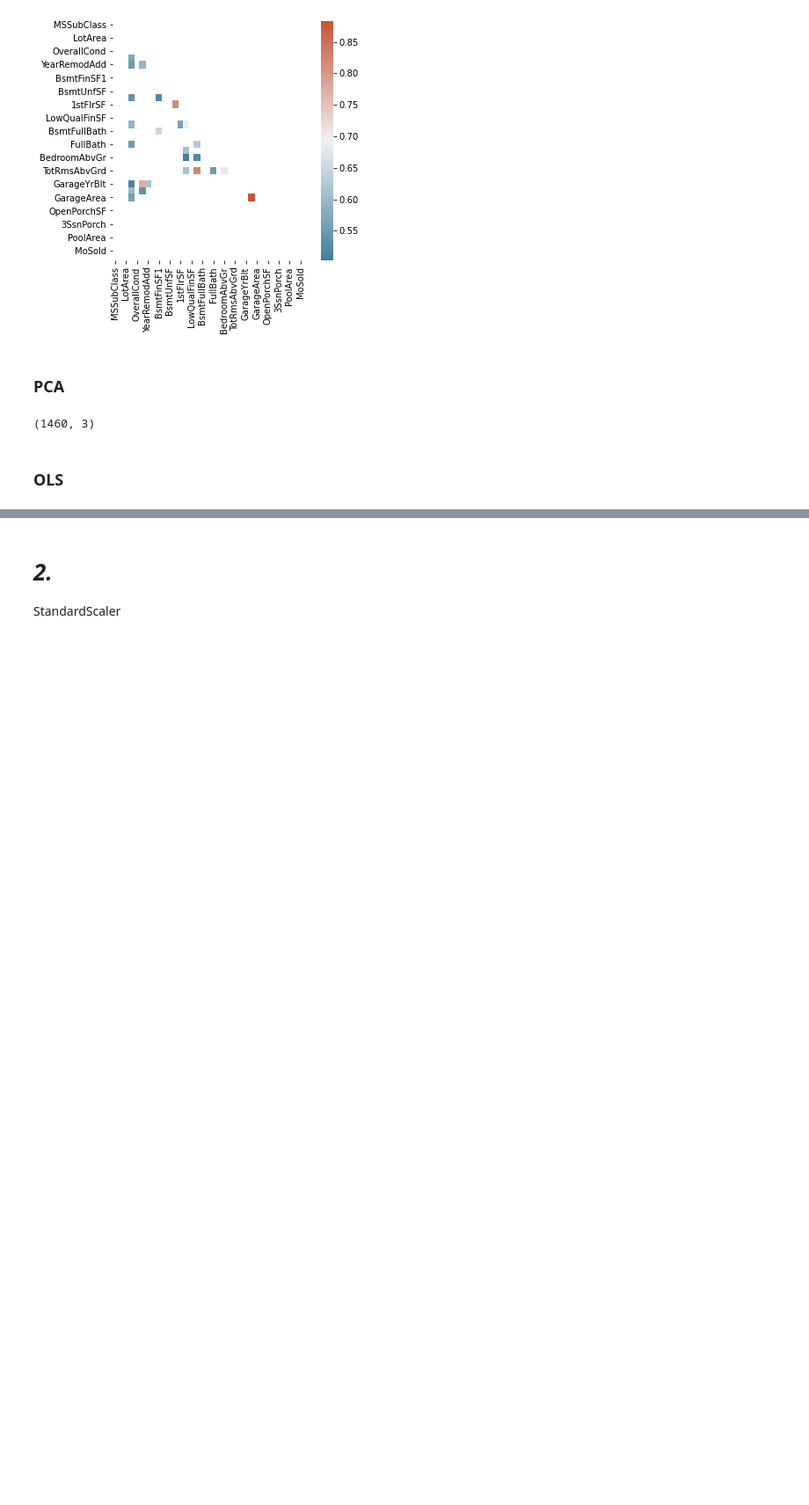
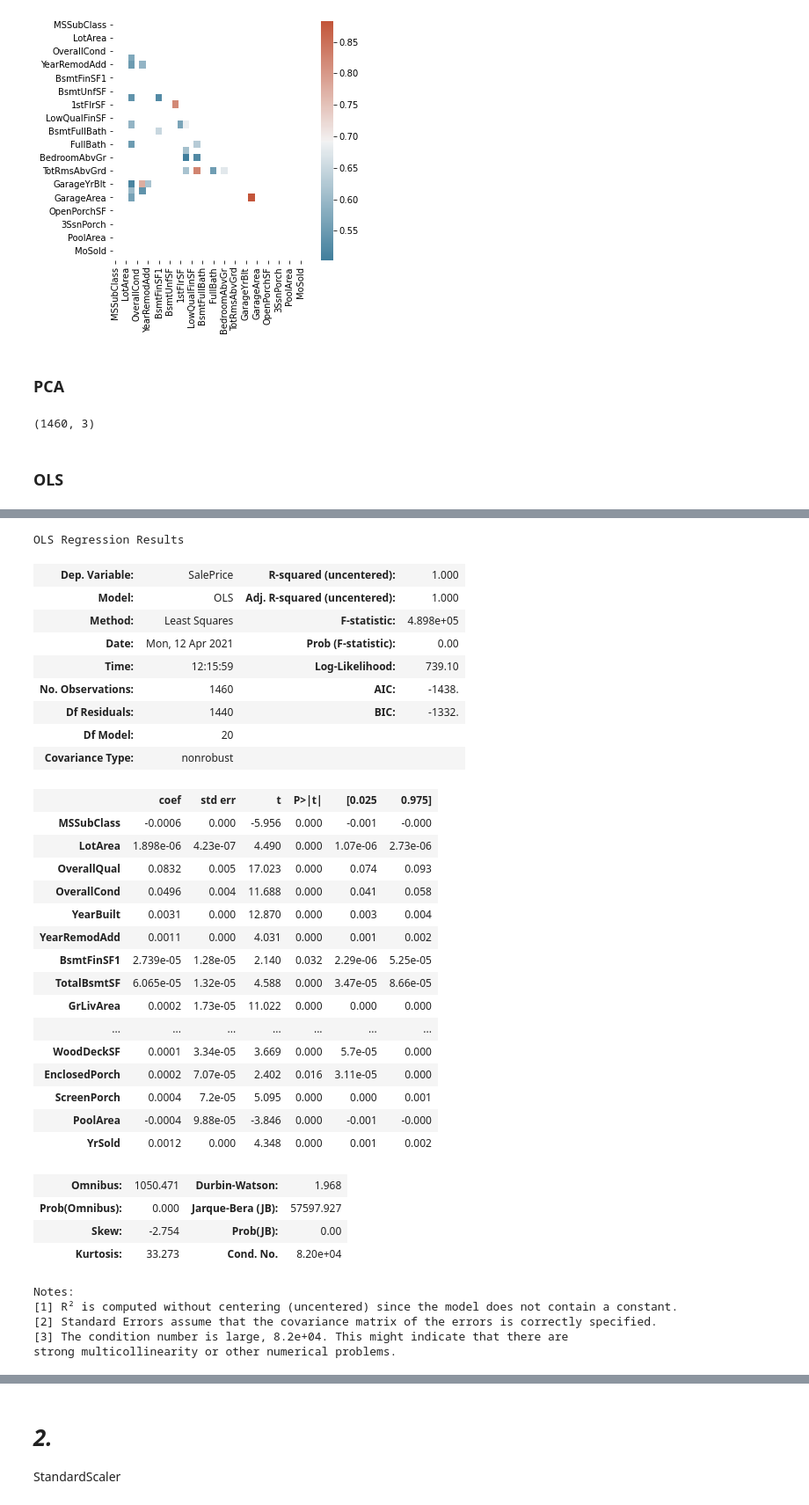
Before and after one commit to Justdek-code/data-science, a Jupyter notebook: house_prices_prediction/house_prices_prediction_solution2.ipynb, the cells around one changed output, grey strips where cells are left out. Shown at 88% size. Cells and saved outputs as stored; diff of their text form; code cells hidden in the pictures; blank space fills up the shorter version.

```diff
--- a/house_prices_prediction/house_prices_prediction_solution2.ipynb
+++ b/house_prices_prediction/house_prices_prediction_solution2.ipynb
@@ -291,0 +349,38 @@ strong multicollinearity problems or that the design matrix is singular.
+# %%
+regressor_OLS.summary()
+# %% [output]
+OLS Regression Results
+| Dep. Variable: | SalePrice | R-squared (uncentered): | 1.000 |
+| Model: | OLS | Adj. R-squared (uncentered): | 1.000 |
+| Method: | Least Squares | F-statistic: | 4.898e+05 |
+| Date: | Mon, 12 Apr 2021 | Prob (F-statistic): | 0.00 |
+| Time: | 12:15:59 | Log-Likelihood: | 739.10 |
+| No. Observations: | 1460 | AIC: | -1438. |
+| Df Residuals: | 1440 | BIC: | -1332. |
+| Df Model: | 20 |  |  |
+| Covariance Type: | nonrobust |  |  |
+|  | coef | std err | t | P>|t| | [0.025 | 0.975] |
+| MSSubClass | -0.0006 | 0.000 | -5.956 | 0.000 | -0.001 | -0.000 |
+| LotArea | 1.898e-06 | 4.23e-07 | 4.490 | 0.000 | 1.07e-06 | 2.73e-06 |
+| OverallQual | 0.0832 | 0.005 | 17.023 | 0.000 | 0.074 | 0.093 |
+| OverallCond | 0.0496 | 0.004 | 11.688 | 0.000 | 0.041 | 0.058 |
+| YearBuilt | 0.0031 | 0.000 | 12.870 | 0.000 | 0.003 | 0.004 |
+| YearRemodAdd | 0.0011 | 0.000 | 4.031 | 0.000 | 0.001 | 0.002 |
+| BsmtFinSF1 | 2.739e-05 | 1.28e-05 | 2.140 | 0.032 | 2.29e-06 | 5.25e-05 |
+| TotalBsmtSF | 6.065e-05 | 1.32e-05 | 4.588 | 0.000 | 3.47e-05 | 8.66e-05 |
+| GrLivArea | 0.0002 | 1.73e-05 | 11.022 | 0.000 | 0.000 | 0.000 |
+| ... | ... | ... | ... | ... | ... | ... |
+| WoodDeckSF | 0.0001 | 3.34e-05 | 3.669 | 0.000 | 5.7e-05 | 0.000 |
+| EnclosedPorch | 0.0002 | 7.07e-05 | 2.402 | 0.016 | 3.11e-05 | 0.000 |
+| ScreenPorch | 0.0004 | 7.2e-05 | 5.095 | 0.000 | 0.000 | 0.001 |
+| PoolArea | -0.0004 | 9.88e-05 | -3.846 | 0.000 | -0.001 | -0.000 |
+| YrSold | 0.0012 | 0.000 | 4.348 | 0.000 | 0.001 | 0.002 |
+| Omnibus: | 1050.471 | Durbin-Watson: | 1.968 |
+| Prob(Omnibus): | 0.000 | Jarque-Bera (JB): | 57597.927 |
+| Skew: | -2.754 | Prob(JB): | 0.00 |
+| Kurtosis: | 33.273 | Cond. No. | 8.20e+04 |
+Notes:
+[1] R² is computed without centering (uncentered) since the model does not contain a constant.
+[2] Standard Errors assume that the covariance matrix of the errors is correctly specified.
+[3] The condition number is large, 8.2e+04. This might indicate that there are
+strong multicollinearity or other numerical problems.
```
Also changed, not shown: parts of 25 cells of this notebook.
